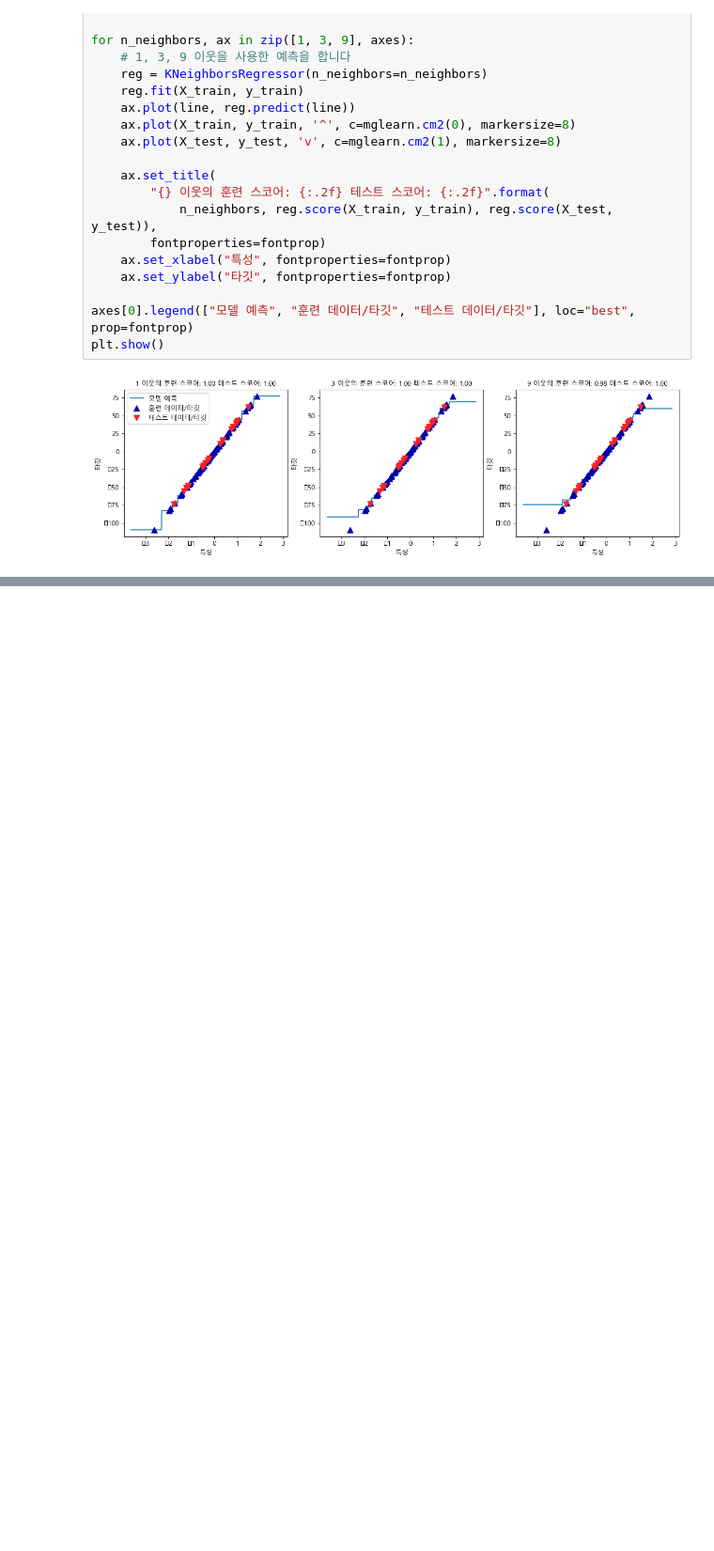
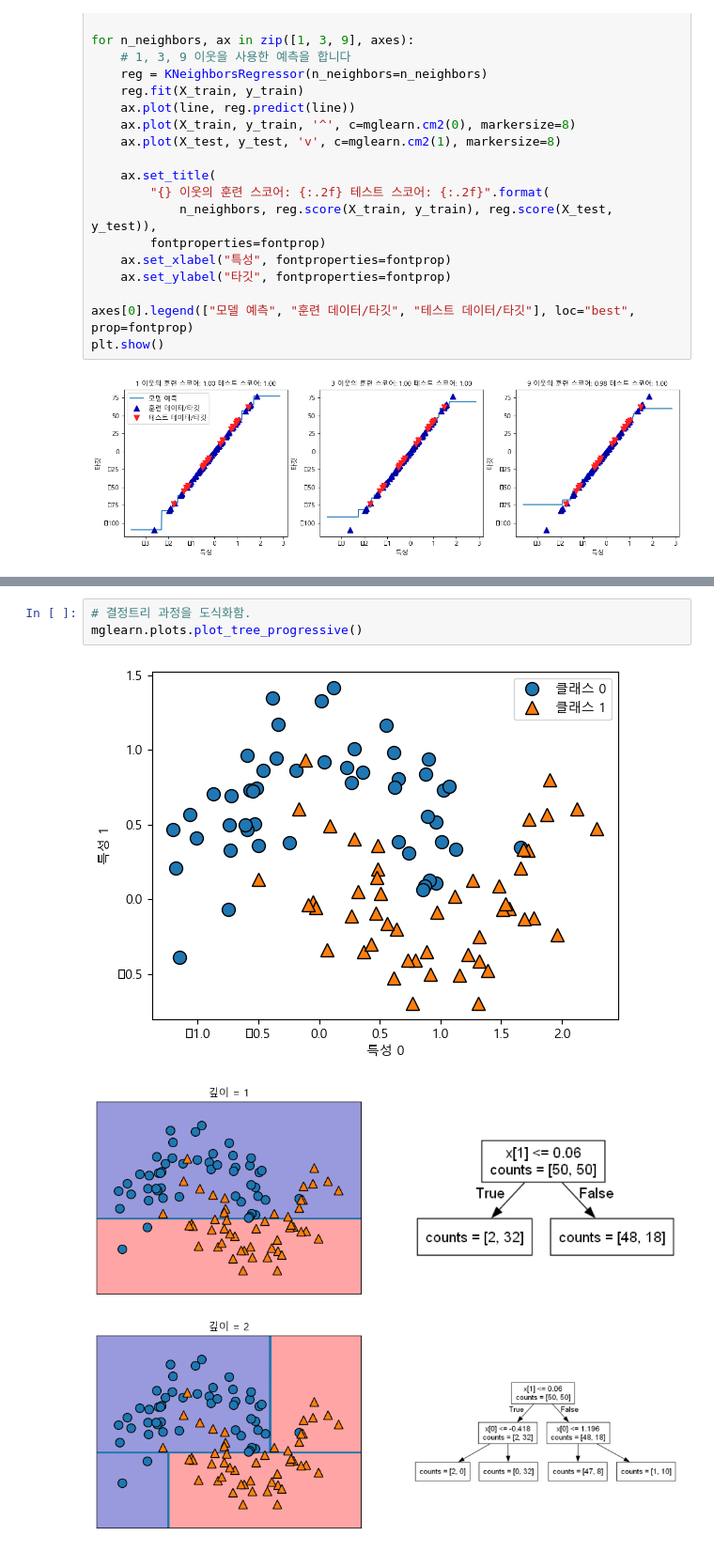
Before and after one commit to EUMGOUN01/K7_Machine, a Jupyter notebook: 02_supervised_learning.ipynb, the cells around one changed output, grey strips where cells are left out. Shown at 94% size. Saved outputs shown, nothing was run; the diff lists cells and outputs as text; blank space fills up the shorter version.

```diff
--- a/02_supervised_learning.ipynb
+++ b/02_supervised_learning.ipynb
@@ -106,0 +186,7 @@ plt.show()
+# %%
+# 결정트리 과정을 도식화함.
+mglearn.plots.plot_tree_progressive()
+# %% [output]
+[figure, added]
+[figure, added]
+[figure, added]
```
Also changed, not shown: parts of 20 cells of this notebook, 8 other files.
